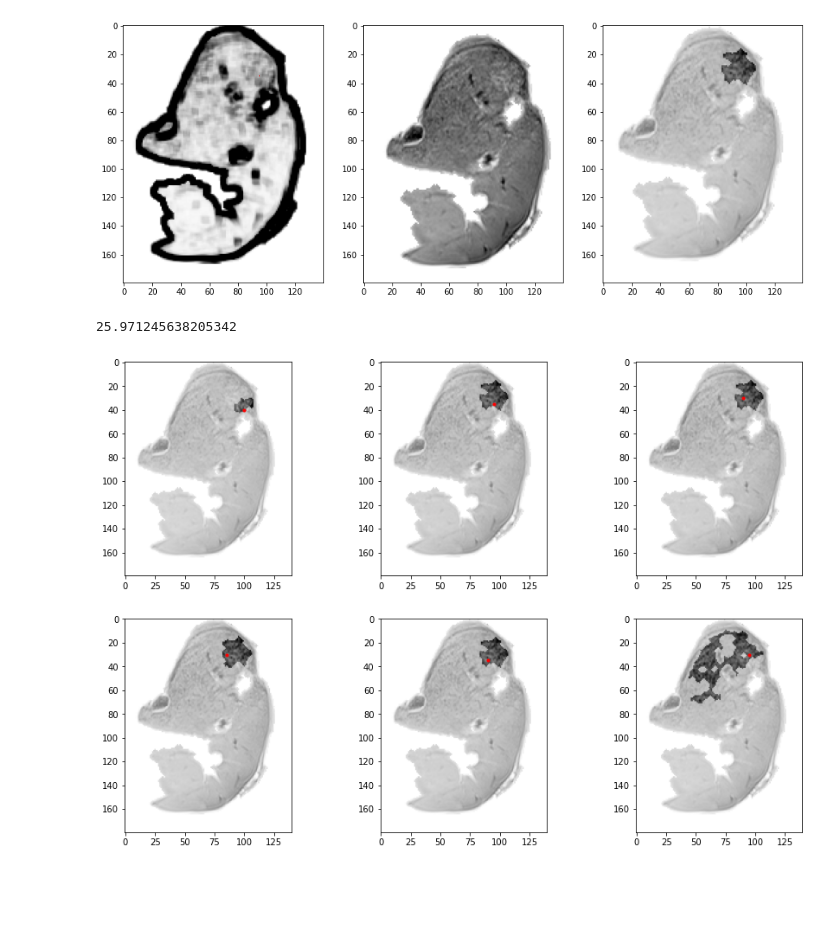
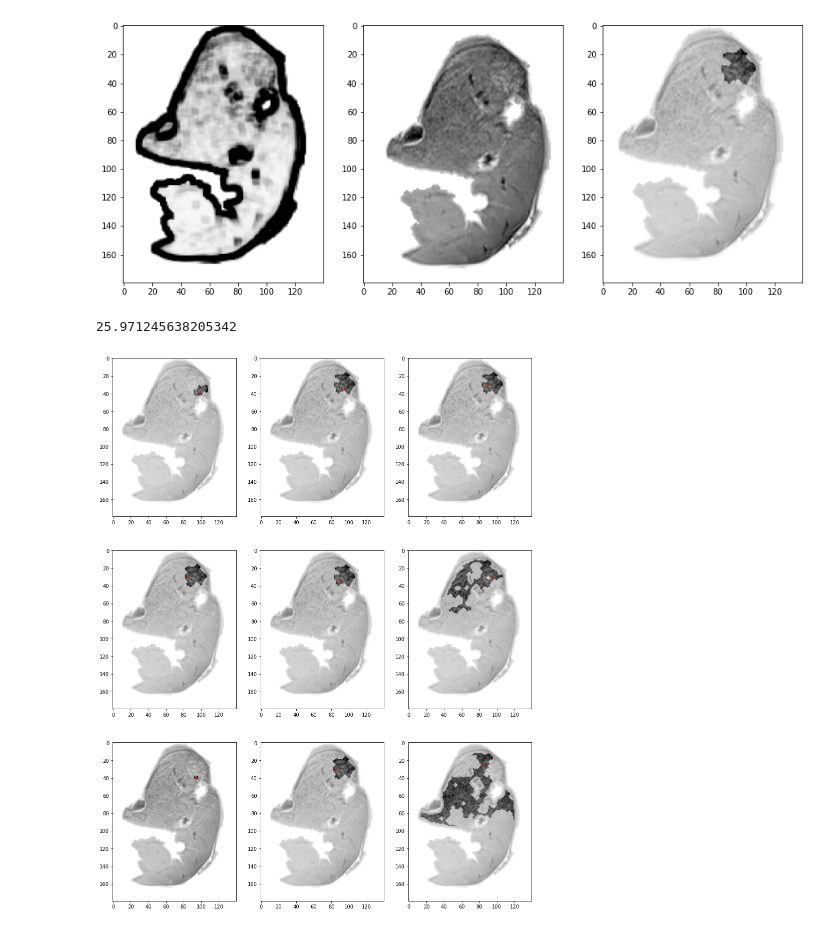
Before and after one commit to defrenned3238/WSBIM2243, a Jupyter notebook: WSBIM2243.ipynb, the cells around one changed output. Drawn from its saved outputs; the diff is of its cells as text; code cells hidden in the pictures; blank space fills up the shorter version.

```diff
--- a/WSBIM2243.ipynb
+++ b/WSBIM2243.ipynb
@@ -736,10 +736,10 @@ def mean(A):
         return 0
     else:
         return sum(A)/len(A)
-seeds = [[250, 80], [245, 75], [240, 70], [235, 70], [240, 75], [245, 70], [245, 80], [235, 75], [235, ]]
+seeds = [[250, 80], [245, 75], [240, 70], [235, 70], [240, 75], [245, 70], [245, 80], [235, 70], [235, 65]]
 # region growing in variance
 print(imagevar[250, 80])
-plt.figure(figsize=(15,10))
+plt.figure(figsize=(15,20))
 for k in range(9):
 
     toDoList = [seeds[k]]
@@ -775,31 +775,31 @@ for k in range(9):
                     toDoList.append([tmp[0] + 1, tmp[1]])
             except:
                 print('error')
             try:
                 if abs(mean(doneData) - image[tmp[0], tmp[1] - 1]) < sensitivity:
                     toDoList.append([tmp[0], tmp[1] - 1])
             except:
                 print('error')
             try:
                 if abs(mean(doneData) - image[tmp[0]][tmp[1] + 1]) < sensitivity:
                     toDoList.append([tmp[0], tmp[1] + 1])
             except:
                 print('error')
     done = np.array(done)
     newDone = np.zeros(image.shape)
     for i in done:
         newDone[i[0], i[1]] = 1
 
     kernel = np.ones((3,3),np.uint8)
     kernel[0, 0] = 0
     kernel[2, 0] = 0
     kernel[0, 2] = 0
     kernel[2, 2] = 0
     newDone = cv2.dilate(newDone,kernel,iterations = 2)
     newDone = cv2.erode(newDone,kernel,iterations = 2)
     plt.subplot(3, 3, k+1)
     plt.imshow((newDone*foieImage[5:315, 5:255]*1 + foieImage[5:315, 5:255])[150:290,40:220].T,cmap='Greys')
     plt.plot(seeds[k][0]-150,seeds[k][1]-40, 'r.')
 # %% [output]
 25.971245638205342
-[figure, old version]
+[figure, new version]
```
